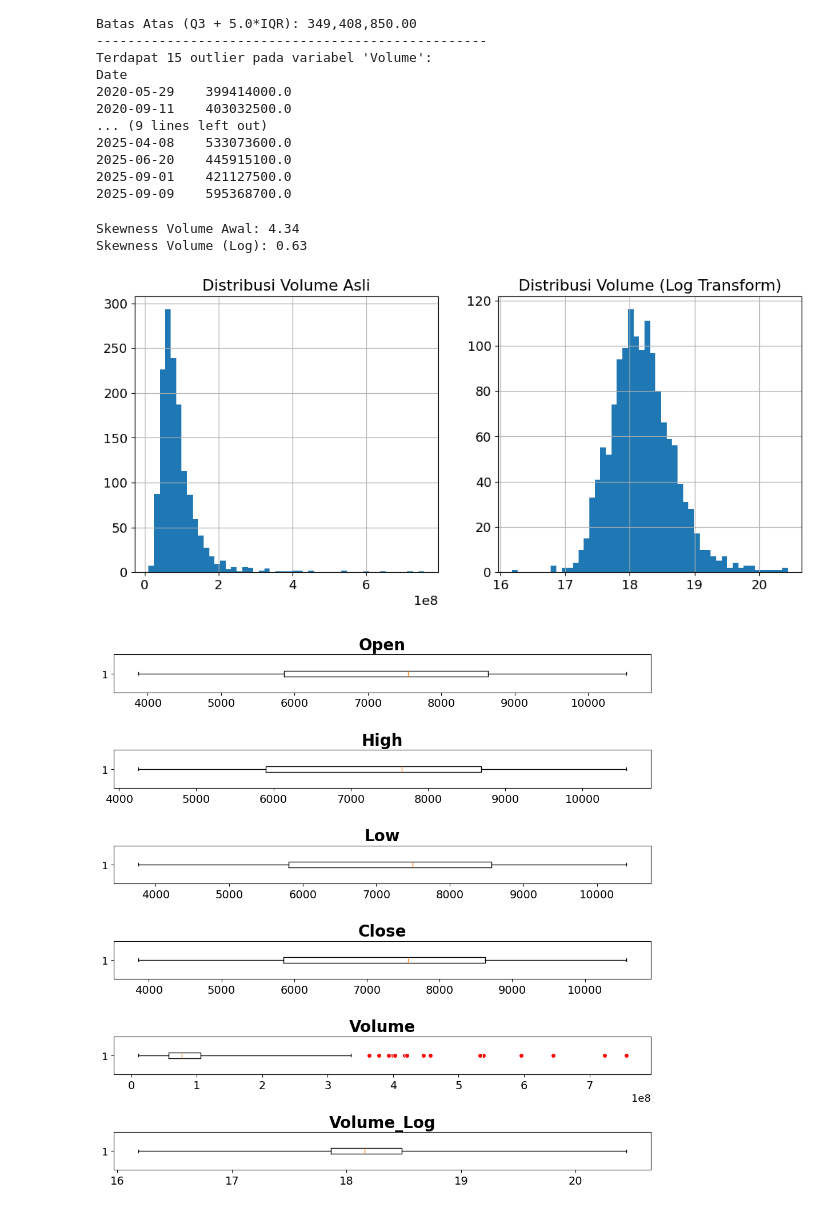
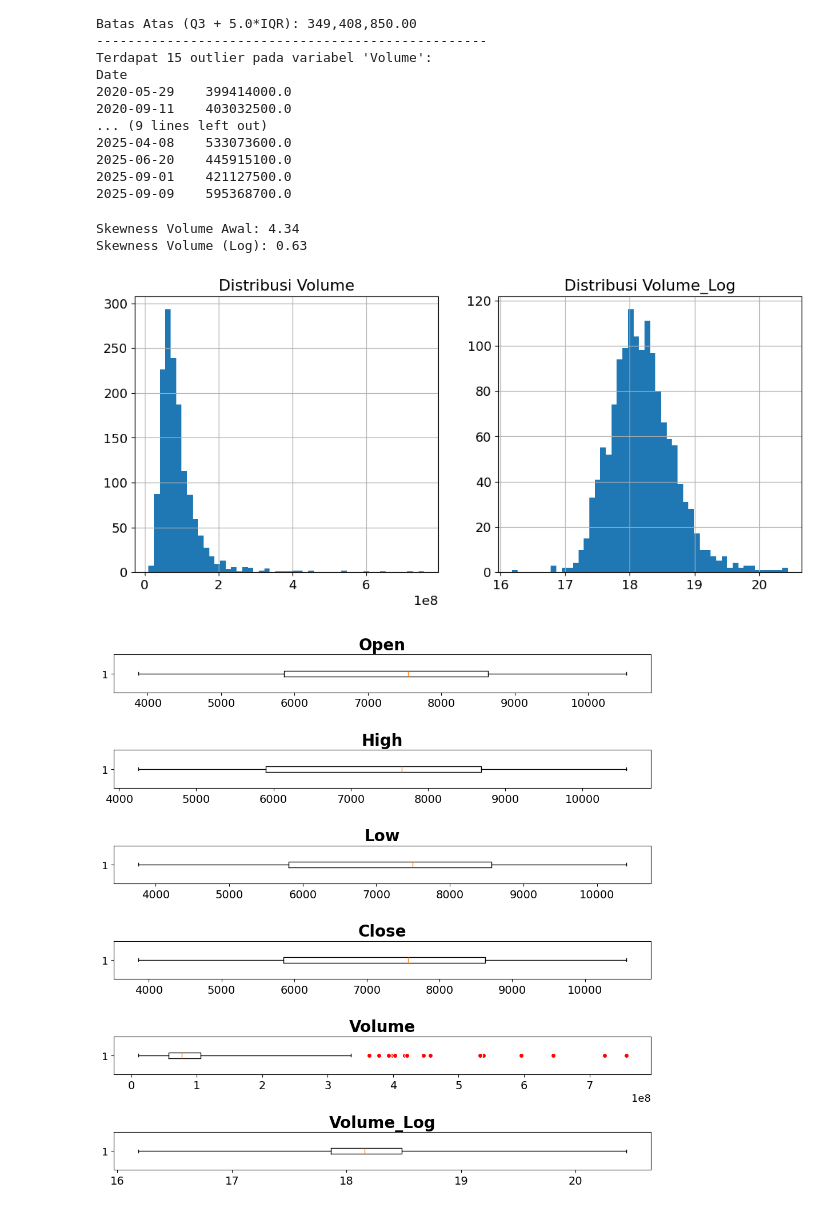
Before and after one commit to MartinoSimatupang/Skripsi-Martino-Simatupang, a Jupyter notebook: Model Random Forest-Bayesian Optimization.ipynb, the cells around one changed output. Drawn from its saved outputs; the diff is of its cells as text; code cells hidden in the pictures.

```diff
--- a/Model Random Forest-Bayesian Optimization.ipynb
+++ b/Model Random Forest-Bayesian Optimization.ipynb
@@ -265,27 +265,27 @@ Date
 # %%
 # Cek kemiringan 'Volume' sebelum transformasi
 print(f"Skewness Volume Awal: {df_awal['Volume'].skew():.2f}")
 
 # Terapkan Log Transform
 df_awal['Volume_Log'] = np.log1p(df_awal['Volume']) # log1p untuk menghindari error jika ada volume 0
 
 # Cek kemiringan setelah transformasi
 print(f"Skewness Volume (Log): {df_awal['Volume_Log'].skew():.2f}")
 
 # Visualisasi perbedaannya
 plt.figure(figsize=(12, 5))
 plt.subplot(1, 2, 1)
 df_awal['Volume'].hist(bins=50)
-plt.title('Distribusi Volume Asli')
+plt.title('Distribusi Volume')
 
 plt.subplot(1, 2, 2)
 df_awal['Volume_Log'].hist(bins=50)
-plt.title('Distribusi Volume (Log Transform)')
+plt.title('Distribusi Volume_Log')
 plt.show()
 # %% [output]
 Skewness Volume Awal: 4.34
 Skewness Volume (Log): 0.63
-[figure, old version]
+[figure, new version]
 # %%
 # Melihat distribusi sampel data dari Variabel OHLCV dan 'Volume_Log'
 red_circle = dict(markerfacecolor='red', marker='o', markeredgecolor='white')
```
Also changed, not shown: parts of 13 cells of this notebook.
